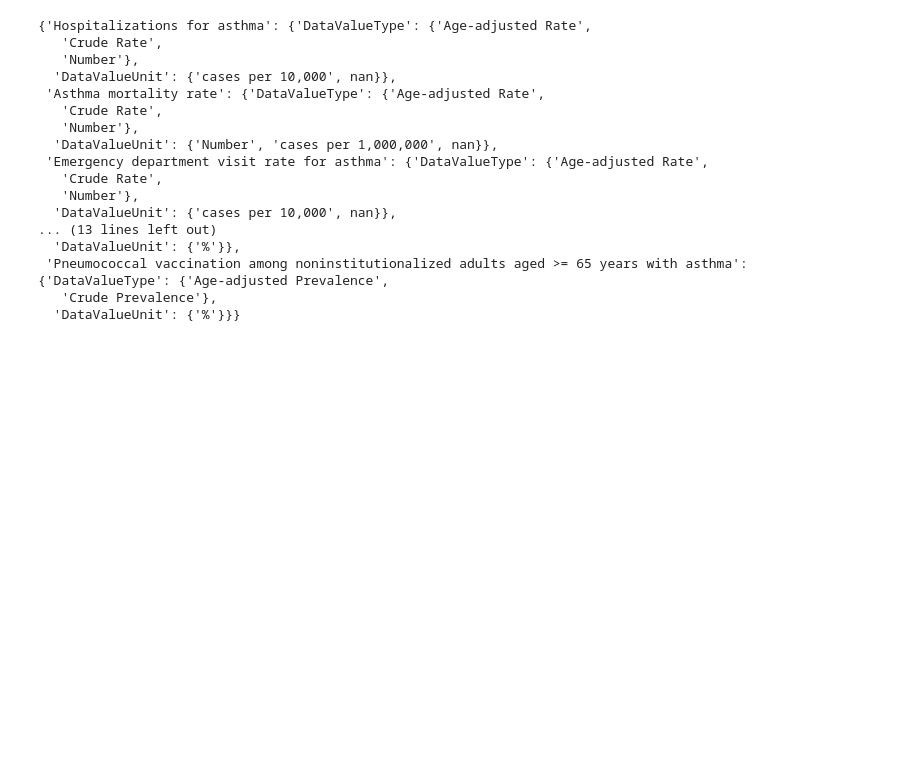
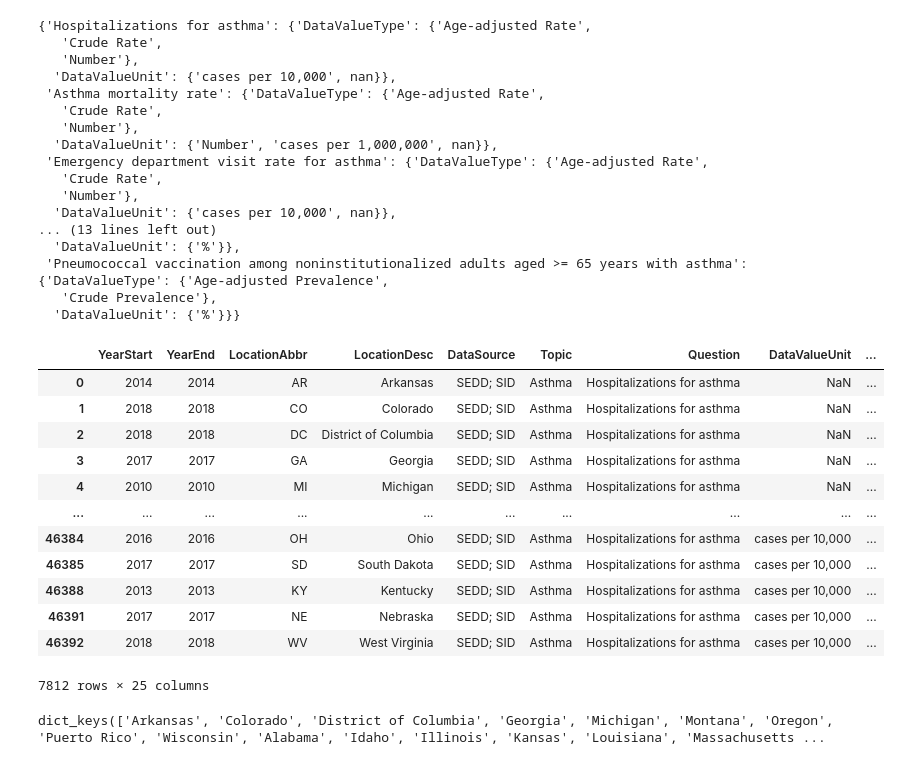
Before and after one commit to adam-stogsdill/US_CDI_DatasetAnalysis, a Jupyter notebook: analysis.ipynb, the cells around one changed output. Saved outputs shown, nothing was run; the diff lists cells and outputs as text; code cells hidden in the pictures; blank space fills up the shorter version.

```diff
--- a/analysis.ipynb
+++ b/analysis.ipynb
@@ -126,3 +126,28 @@ question_values_units
  'Pneumococcal vaccination among noninstitutionalized adults aged >= 65 years with asthma': {'DataValueType': {'Age-adjusted Prevalence',
    'Crude Prevalence'},
   'DataValueUnit': {'%'}}}
+# %%
+# Look at "Hospitalizations for asthma"
+topic_dictionary['Asthma'][topic_dictionary['Asthma']['Question'] == "Hospitalizations for asthma"]
+# %% [output]
+|  | YearStart | YearEnd | LocationAbbr | LocationDesc | DataSource | Topic | Question | DataValueUnit | ... |
+| 0 | 2014 | 2014 | AR | Arkansas | SEDD; SID | Asthma | Hospitalizations for asthma | NaN | ... |
+| 1 | 2018 | 2018 | CO | Colorado | SEDD; SID | Asthma | Hospitalizations for asthma | NaN | ... |
+| 2 | 2018 | 2018 | DC | District of Columbia | SEDD; SID | Asthma | Hospitalizations for asthma | NaN | ... |
+| 3 | 2017 | 2017 | GA | Georgia | SEDD; SID | Asthma | Hospitalizations for asthma | NaN | ... |
+| 4 | 2010 | 2010 | MI | Michigan | SEDD; SID | Asthma | Hospitalizations for asthma | NaN | ... |
+| ... | ... | ... | ... | ... | ... | ... | ... | ... | ... |
+| 46384 | 2016 | 2016 | OH | Ohio | SEDD; SID | Asthma | Hospitalizations for asthma | cases per 10,000 | ... |
+| 46385 | 2017 | 2017 | SD | South Dakota | SEDD; SID | Asthma | Hospitalizations for asthma | cases per 10,000 | ... |
+| 46388 | 2013 | 2013 | KY | Kentucky | SEDD; SID | Asthma | Hospitalizations for asthma | cases per 10,000 | ... |
+| 46391 | 2017 | 2017 | NE | Nebraska | SEDD; SID | Asthma | Hospitalizations for asthma | cases per 10,000 | ... |
+| 46392 | 2018 | 2018 | WV | West Virginia | SEDD; SID | Asthma | Hospitalizations for asthma | cases per 10,000 | ... |
+7812 rows × 25 columns
+# %%
+# I believe that if I organize this further by separating by location description
+asthma_hospitalization_by_loc = {location: topic_dictionary['Asthma'][(topic_dictionary['Asthma']['Question'] == "Hospitalizations for asthma") &
+                                                                      (topic_dictionary['Asthma']['LocationDesc'] == location)]
+                                 for location in list(topic_dictionary['Asthma']['LocationDesc'].unique())}
+asthma_hospitalization_by_loc.keys()
+# %% [output]
+dict_keys(['Arkansas', 'Colorado', 'District of Columbia', 'Georgia', 'Michigan', 'Montana', 'Oregon', 'Puerto Rico', 'Wisconsin', 'Alabama', 'Idaho', 'Illinois', 'Kansas', 'Louisiana', 'Massachusetts ...
```
Also changed, not shown: parts of 2 cells of this notebook, 3 other files.
